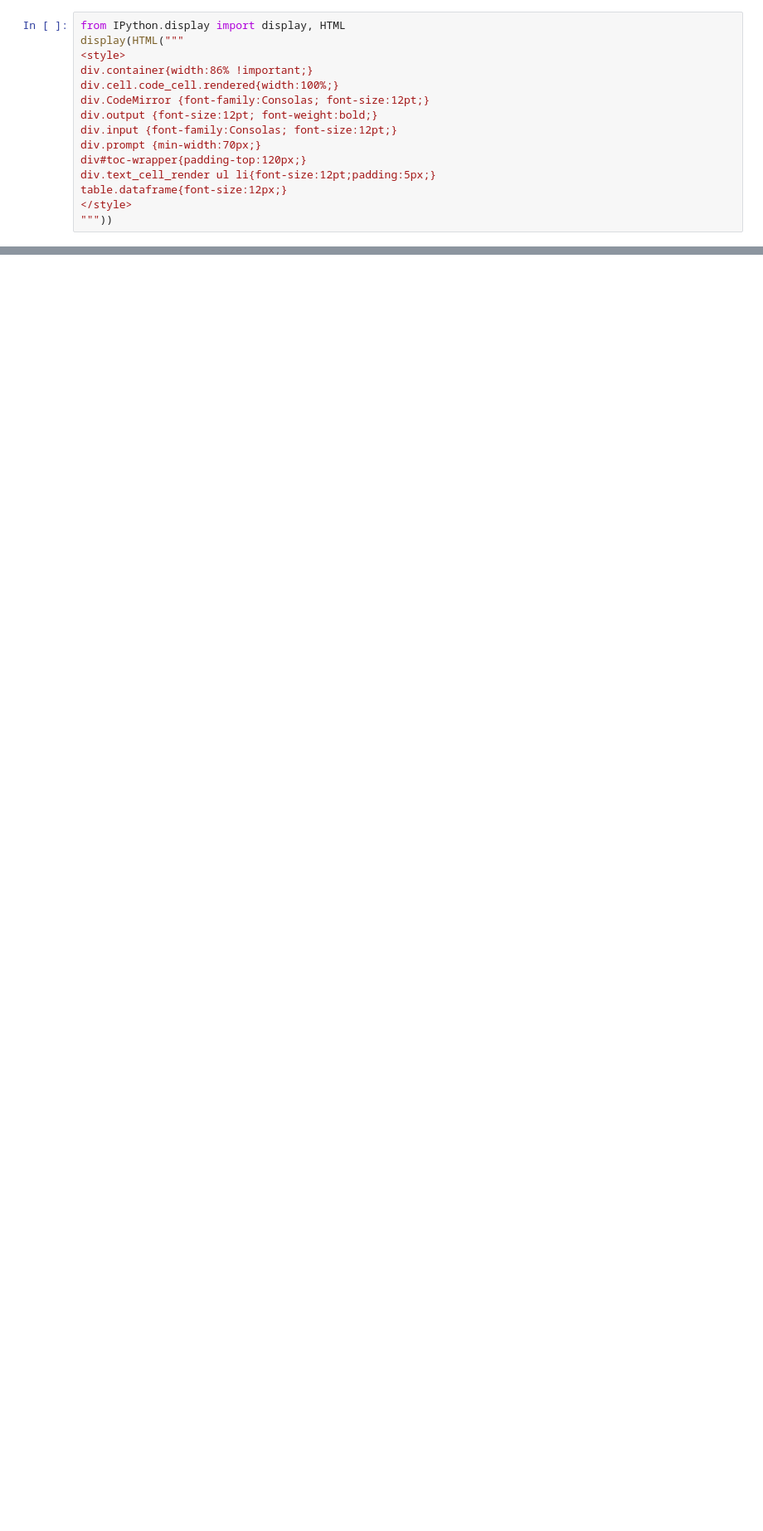
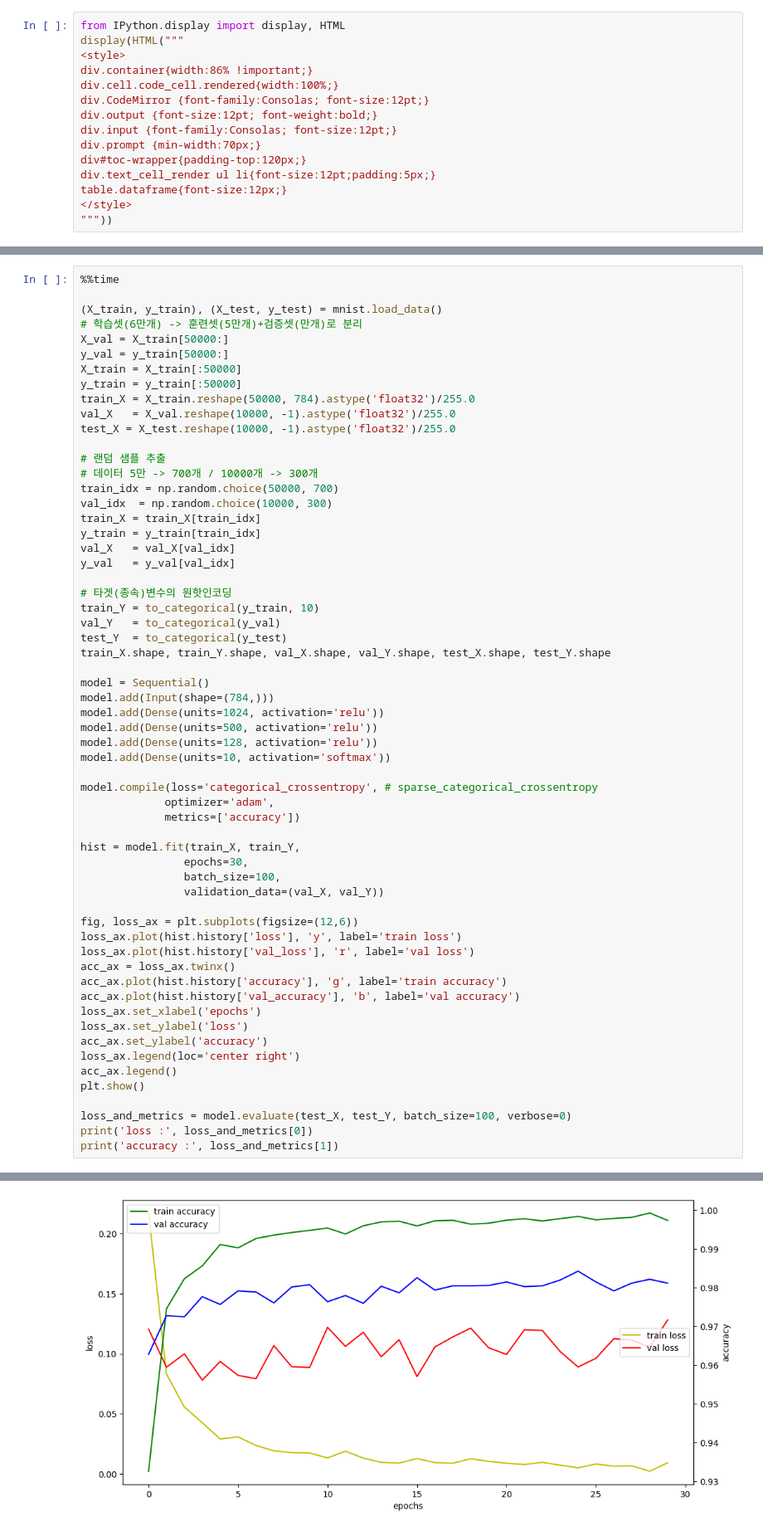
Before and after one commit to jsa3338/AI-X, a Jupyter notebook: source/05_DeepLearning/08_DNN(딥러닝)_MNIST(손글씨 데이터).ipynb, the cells around one changed output, grey strips where cells are left out. Shown: that part at 83% size. Saved outputs shown, nothing was run; the diff lists cells and outputs as text; blank space fills up the shorter version.

```diff
--- a/source/05_DeepLearning/08_DNN(딥러닝)_MNIST(손글씨 데이터).ipynb
+++ b/source/05_DeepLearning/08_DNN(딥러닝)_MNIST(손글씨 데이터).ipynb
@@ -24,0 +287,61 @@ plt.imshow(img)
+# %%
+%%time
+
+(X_train, y_train), (X_test, y_test) = mnist.load_data()
+# 학습셋(6만개) -> 훈련셋(5만개)+검증셋(만개)로 분리
+X_val = X_train[50000:]
+y_val = y_train[50000:]
+X_train = X_train[:50000]
+y_train = y_train[:50000]
+train_X = X_train.reshape(50000, 784).astype('float32')/255.0
+val_X   = X_val.reshape(10000, -1).astype('float32')/255.0
+test_X = X_test.reshape(10000, -1).astype('float32')/255.0
+
+# 랜덤 샘플 추출
+# 데이터 5만 -> 700개 / 10000개 -> 300개
+train_idx = np.random.choice(50000, 700)
+val_idx  = np.random.choice(10000, 300)
+train_X = train_X[train_idx]
+y_train = y_train[train_idx]
+val_X   = val_X[val_idx]
+y_val   = y_val[val_idx]
+
+# 타겟(종속)변수의 원핫인코딩
+train_Y = to_categorical(y_train, 10)
+val_Y   = to_categorical(y_val)
+test_Y  = to_categorical(y_test)
+train_X.shape, train_Y.shape, val_X.shape, val_Y.shape, test_X.shape, test_Y.shape
+
+model = Sequential()
+model.add(Input(shape=(784,)))
+model.add(Dense(units=1024, activation='relu'))
+model.add(Dense(units=500, activation='relu'))
+model.add(Dense(units=128, activation='relu'))
+model.add(Dense(units=10, activation='softmax'))
+
+model.compile(loss='categorical_crossentropy', # sparse_categorical_crossentropy
+             optimizer='adam',
+             metrics=['accuracy'])
+
+hist = model.fit(train_X, train_Y,
+                epochs=30,
+                batch_size=100,
+                validation_data=(val_X, val_Y))
+
+fig, loss_ax = plt.subplots(figsize=(12,6))
+loss_ax.plot(hist.history['loss'], 'y', label='train loss')
+loss_ax.plot(hist.history['val_loss'], 'r', label='val loss')
+acc_ax = loss_ax.twinx()
+acc_ax.plot(hist.history['accuracy'], 'g', label='train accuracy')
+acc_ax.plot(hist.history['val_accuracy'], 'b', label='val accuracy')
+loss_ax.set_xlabel('epochs')
+loss_ax.set_ylabel('loss')
+acc_ax.set_ylabel('accuracy')
+loss_ax.legend(loc='center right')
+acc_ax.legend()
+plt.show()
+
+loss_and_metrics = model.evaluate(test_X, test_Y, batch_size=100, verbose=0)
+print('loss :', loss_and_metrics[0])
+print('accuracy :', loss_and_metrics[1])
+# %% [output]
@@ -24,0 +365 @@ plt.imshow(img)
+[figure, added]
```
Also changed, not shown: parts of 49 cells of this notebook, 44 other files.
